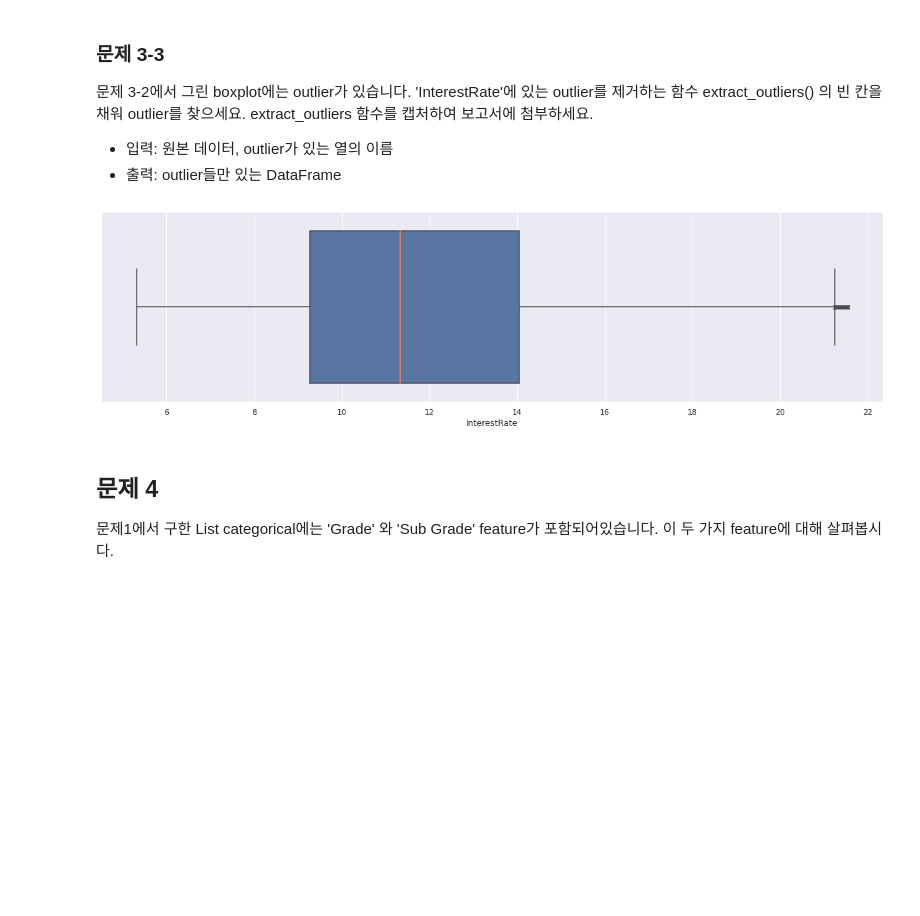
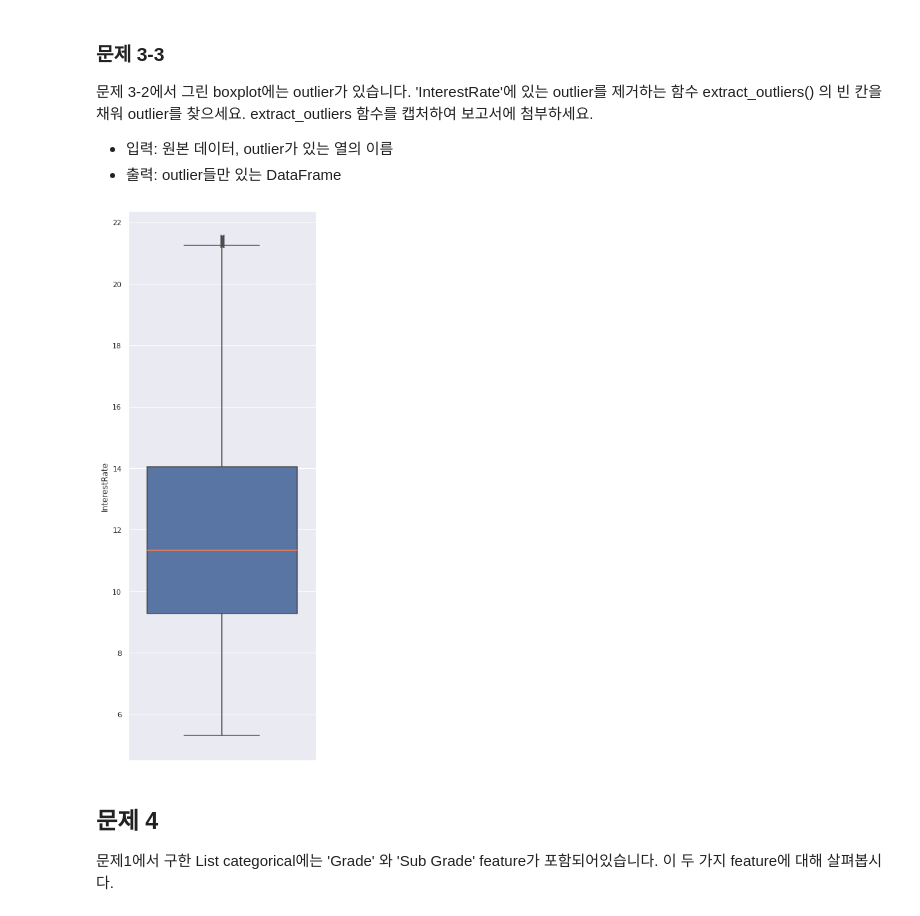
Before and after one commit to wannaBpark/2023S-Ajou-ML, a Jupyter notebook: HW1.ipynb, the cells around one changed output. Drawn from its saved outputs; the diff is of its cells as text; code cells hidden in the pictures; blank space fills up the shorter version.

```diff
--- a/HW1.ipynb
+++ b/HW1.ipynb
@@ -322,7 +321,7 @@ sns.countplot(x='LoanStatus', hue = "EmploymentDuration", data = data)
 'Interest Rate'에 대한 boxplot을 그리고 캡처하여 보고서에 첨부하세요. 그리고 boxplot에 대해서 아래의 조건을 지켜 서술하세요. (강의노트 2, 40쪽 참고)
 * 서술에는 최소, 최대, 중앙값, Q1, Q3, outlier(이상치)를 포함합니다.
 # %%
-sns.set(rc={'figure.figsize':(20,5)})
-sns.boxplot(data=data, x = 'InterestRate', flierprops={"marker": "x"}, medianprops={"color": "coral"})
+sns.set(rc={'figure.figsize':(5,15)})
+sns.boxplot(data=data, y = 'InterestRate', flierprops={"marker": "x"}, medianprops={"color": "coral"})
 plt.show()
 # %% [output]
@@ -352,10 +351,10 @@ def extract_outliers(data,col):
 outlier = extract_outliers(data, "InterestRate")
 # %%
 data = data.drop(outlier.index, errors='ignore', axis=0)
-sns.boxplot(data=data, x = 'InterestRate', flierprops={"marker": "x"}, medianprops={"color": "coral"})
+sns.boxplot(data=data, y = 'InterestRate', flierprops={"marker": "x"}, medianprops={"color": "coral"})
 plt.show()
 # %% [output]
-[figure, old version]
+[figure, new version]
 # %% [markdown]
 ## 문제 4
 문제1에서 구한 List categorical에는 'Grade' 와 'Sub Grade' feature가 포함되어있습니다. 이 두 가지 feature에 대해 살펴봅시다.
```
Also changed, not shown: parts of 4 cells of this notebook.
